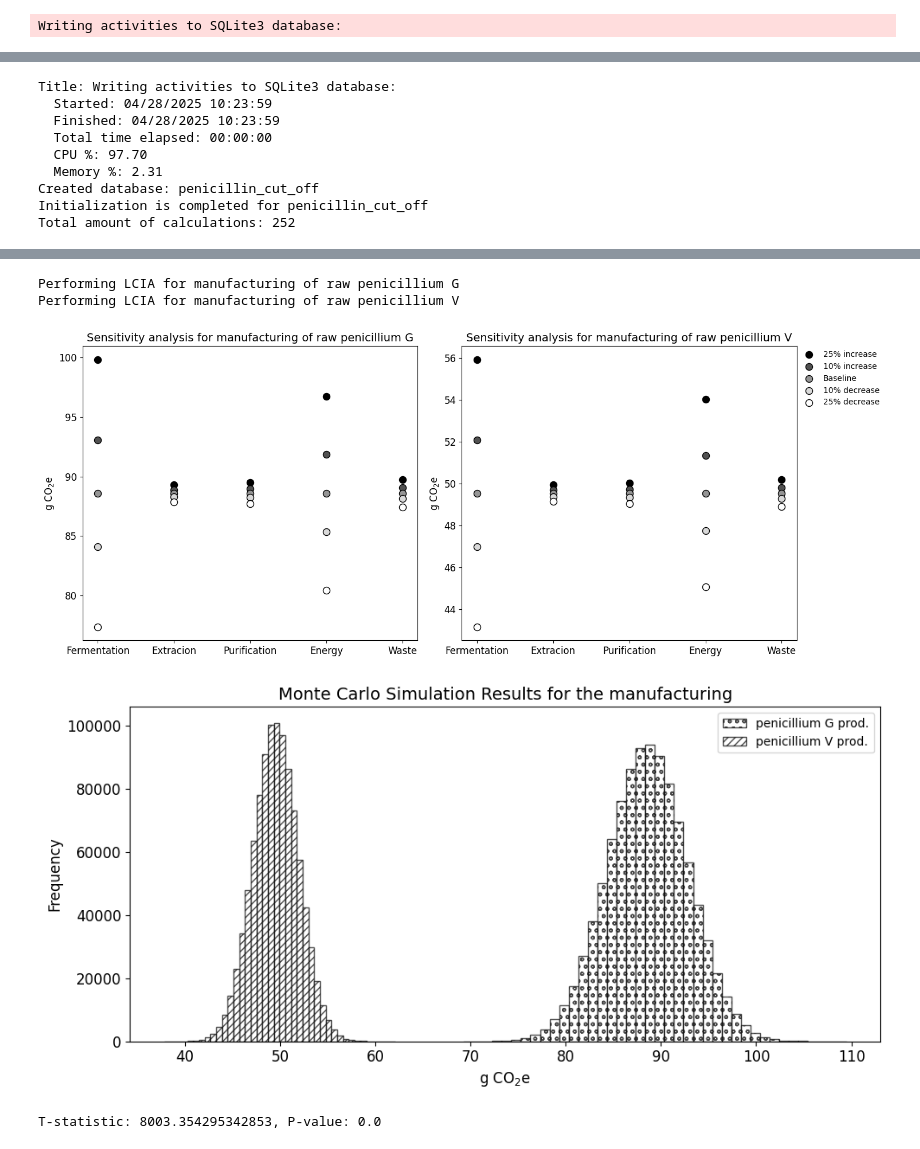
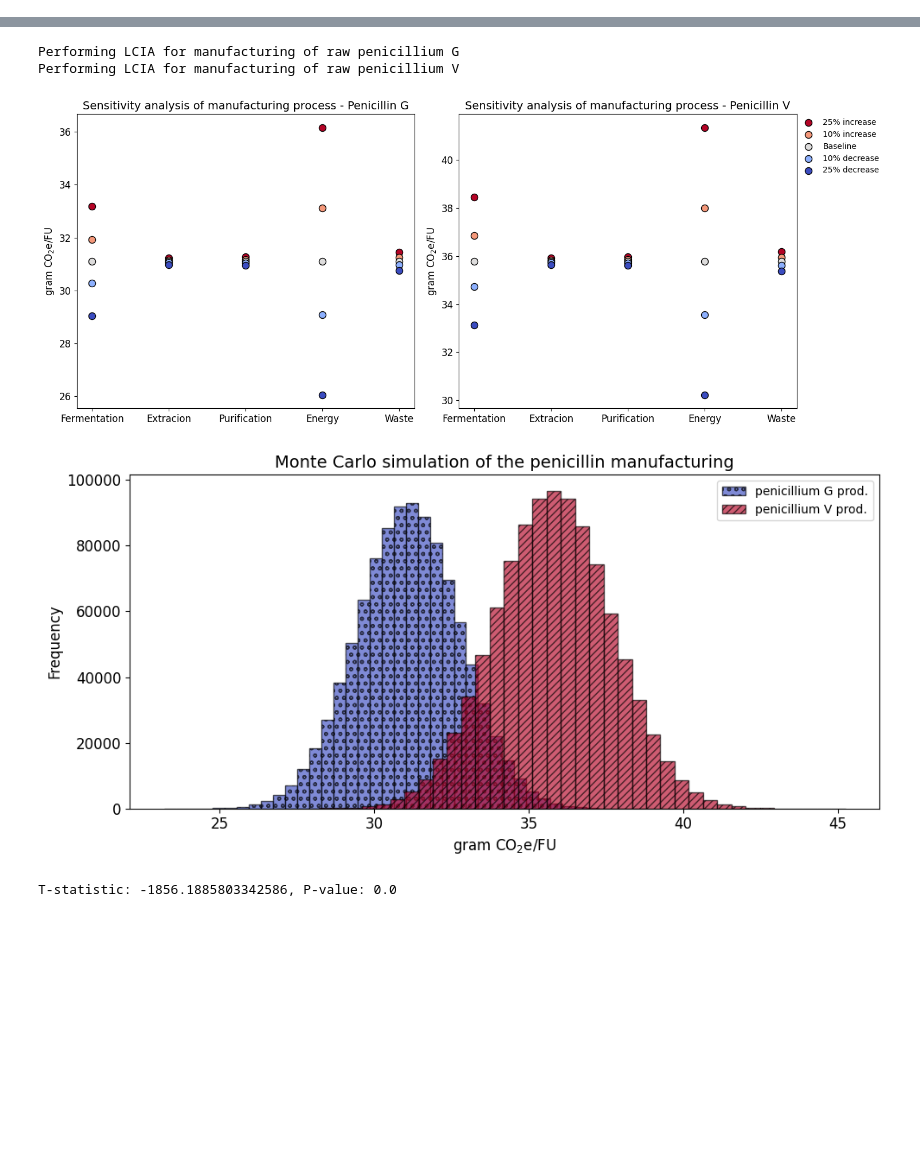
Before and after one commit to RuneWF/penicilin, a Jupyter notebook: Jupyter scripts/main.ipynb, the cells around one changed output, grey strips where cells are left out. Saved outputs shown, nothing was run; the diff lists cells and outputs as text; code cells hidden in the pictures; blank space fills up the shorter version.

```diff
--- a/Jupyter scripts/main.ipynb
+++ b/Jupyter scripts/main.ipynb
@@ -29,6 +25,7 @@ set_up = LCA(path, matching_database, database)
 # %%
+rl.reload_lib(lca)
 rl.reload_lib(lib)
 
-data = rfig.create_results_figures(path, matching_database, database, lcia_method, bw_project) # Calculating the results and creating the figures
-st.perform_sens_uncert_analysis(set_up.system_path, set_up.db, mc_base=10, mc_power=6, calc=True)
+data = rfig.create_results_figures() # Calculating the results and creating the figures
+st.perform_sens_uncert_analysis(mc_base=10, mc_power=6, calc=False)
 # %% [output]
@@ -55 +32,0 @@ Applying strategy: link_iterable_by_fields
-Writing activities to SQLite3 database:
@@ -64,9 +32,0 @@ Total time elapsed: 00:00:00
-Title: Writing activities to SQLite3 database:
-  Started: 04/28/2025 10:23:59
-  Finished: 04/28/2025 10:23:59
-  Total time elapsed: 00:00:00
-  CPU %: 97.70
-  Memory %: 2.31
-Created database: penicillin_cut_off
-Initialization is completed for penicillin_cut_off
-Total amount of calculations: 252
@@ -75,5 +35,5 @@ Total amount of calculations: 252
-Performing LCIA for manufacturing of raw penicillium G
-Performing LCIA for manufacturing of raw penicillium V
+Performing LCIA for manufacturing of raw penicillium G
+Performing LCIA for manufacturing of raw penicillium V
-[figure, old version]
+[figure, new version]
-[figure, old version]
+[figure, new version]
-T-statistic: 8003.354295342853, P-value: 0.0
+T-statistic: -1856.1885803342586, P-value: 0.0
```
Also changed, not shown: parts of 7 cells of this notebook, 29 other files.
